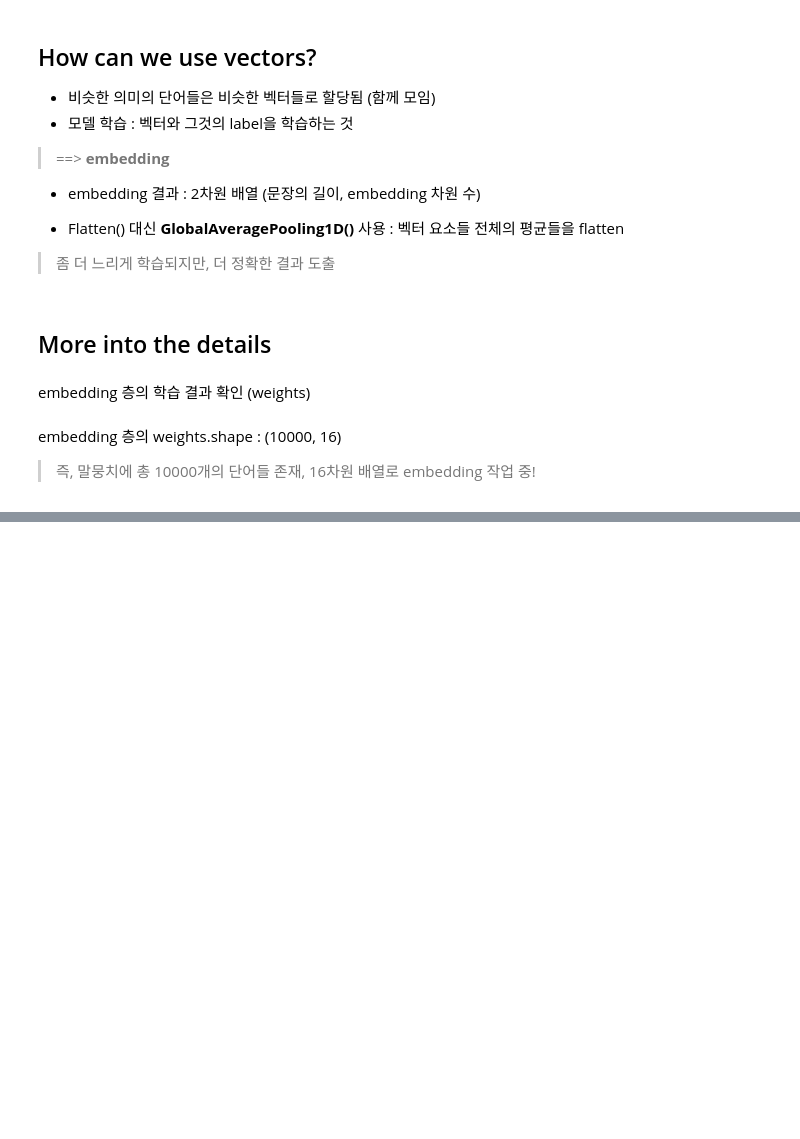
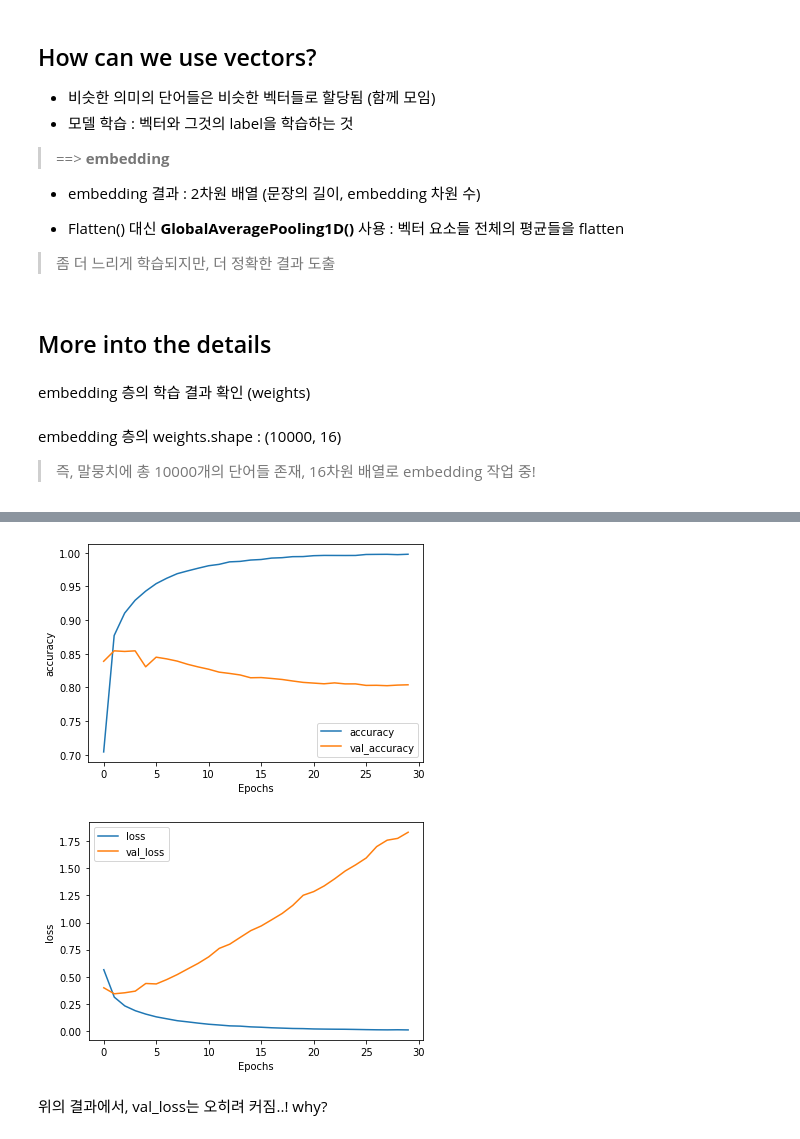
Before and after one commit to Jiwon-Hwang/Coursera, a Jupyter notebook: 3. Natural Language Processing in TF/week2/Word Embeddings.ipynb, the cells around one changed output, grey strips where cells are left out. Saved outputs shown, nothing was run; the diff lists cells and outputs as text; code cells hidden in the pictures; blank space fills up the shorter version.

Commit message:
word embeddings, sub-words, GlobalAveragePooling1D()

```diff
--- a/3. Natural Language Processing in TF/week2/Word Embeddings.ipynb
+++ b/3. Natural Language Processing in TF/week2/Word Embeddings.ipynb
@@ -148,0 +214,6 @@ out_m.close()
+# %%
+# separate into training and test set (sentences, labels each)
+training_sentences = sentences[0:training_size] # [0 : 20000]
+testing_sentences = sentences[training_size:]
+training_labels = labels[0:training_size]
+testing_labels = labels[training_size:]
@@ -148,0 +232,16 @@ out_m.close()
+# %%
+# Need this block to get it to work with TensorFlow 2.x
+import numpy as np
+training_padded = np.array(training_padded)
+training_labels = np.array(training_labels)
+testing_padded = np.array(testing_padded)
+testing_labels = np.array(testing_labels)
+# %%
+# create and compile model
+model = tf.keras.Sequential([
+    tf.keras.layers.Embedding(vocab_size, embedding_dim, input_length=max_length),
+    tf.keras.layers.GlobalAveragePooling1D(),
+    tf.keras.layers.Dense(24, activation='relu'),
+    tf.keras.layers.Dense(1, activation='sigmoid')
+])
+model.compile(loss='binary_crossentropy', optimizer='adam', metrics=['accuracy'])
@@ -148,0 +267,4 @@ out_m.close()
+# %%
+# fit model (train)
+num_epochs = 30
+history = model.fit(training_padded, training_labels, epochs=num_epochs, validation_data=(testing_padded, testing_labels), verbose=2)
@@ -148,0 +289,19 @@ out_m.close()
+# %%
+# plot results
+import matplotlib.pyplot as plt
+
+def plot_graphs(history, string):
+  plt.plot(history.history[string])
+  plt.plot(history.history['val_'+string])
+  plt.xlabel("Epochs")
+  plt.ylabel(string)
+  plt.legend([string, 'val_'+string])
+  plt.show()
+
+plot_graphs(history, "accuracy")
+plot_graphs(history, "loss")
+# %% [output]
+[figure, added]
+[figure, added]
+# %% [markdown]
+위의 결과에서, val_loss는 오히려 커짐..! why?
```
Also changed, not shown: parts of 28 cells of this notebook, 2 other files.
